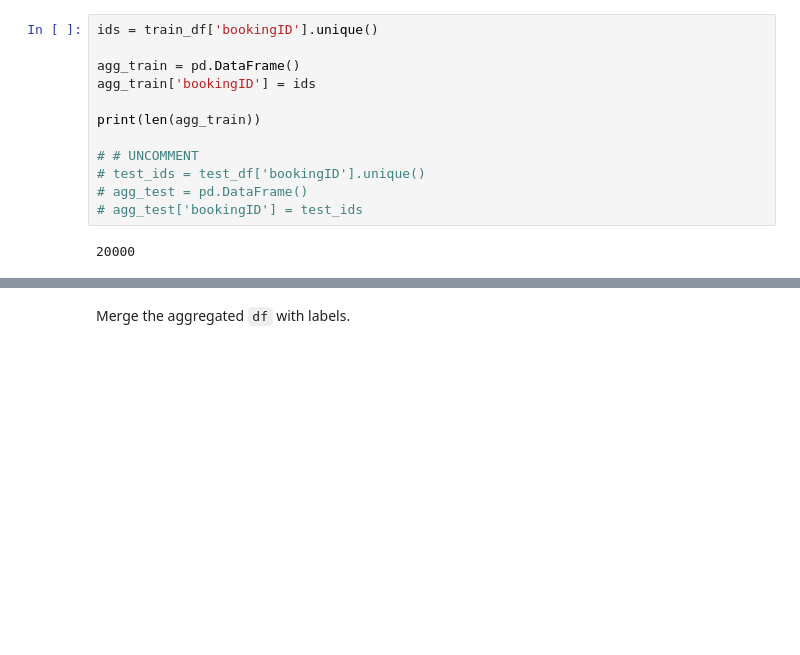
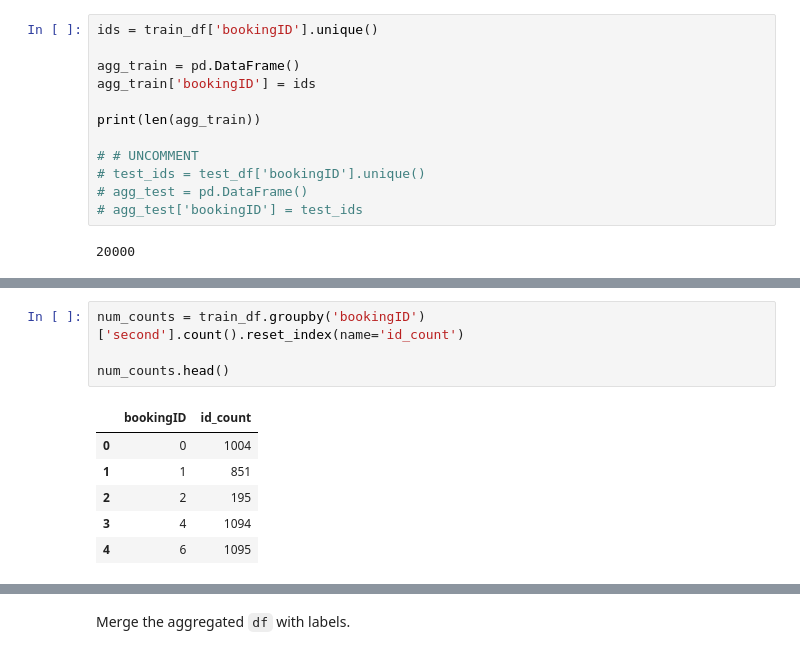
Before and after one commit to wjensheng/grab, a Jupyter notebook: preprocess.ipynb, the cells around one changed output, grey strips where cells are left out. Drawn from its saved outputs; the diff is of its cells as text; blank space fills up the shorter version.

```diff
--- a/preprocess.ipynb
+++ b/preprocess.ipynb
@@ -496,0 +494,11 @@ Wall time: 7min 10s
+# %%
+num_counts = train_df.groupby('bookingID')['second'].count().reset_index(name='id_count')
+
+num_counts.head()
+# %% [output]
+|  | bookingID | id_count |
+| 0 | 0 | 1004 |
+| 1 | 1 | 851 |
+| 2 | 2 | 195 |
+| 3 | 4 | 1094 |
+| 4 | 6 | 1095 |
```
Also changed, not shown: parts of 14 cells of this notebook.
